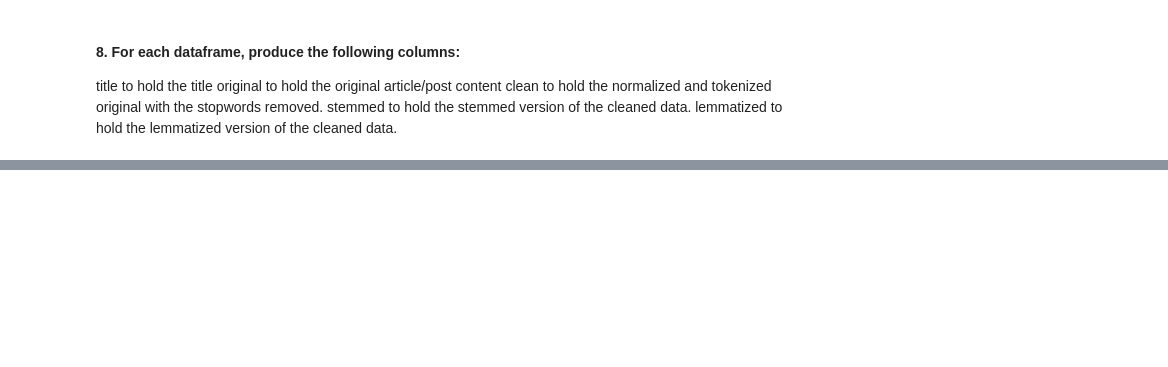
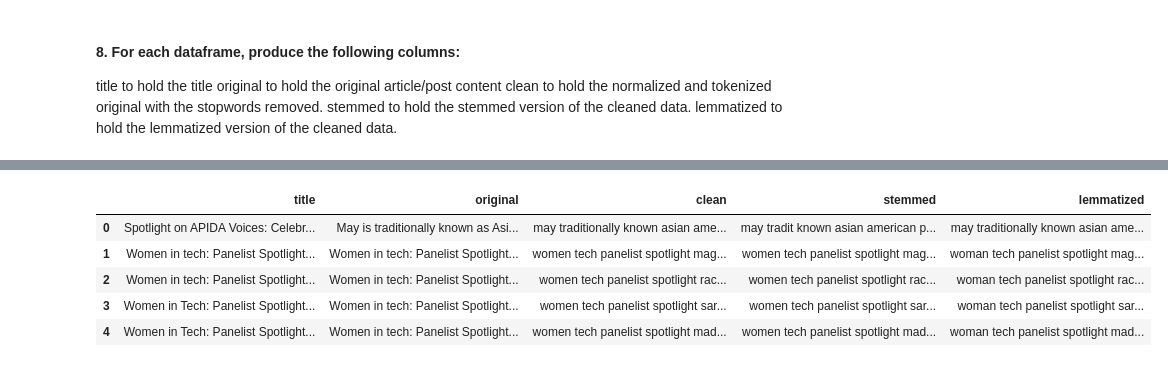
Before and after one commit to annie-carter/natural-language-processing-exercises, a Jupyter notebook: data_preparation_exercise.ipynb, the cells around one changed output, grey strips where cells are left out. Cells and saved outputs as stored; diff of their text form; code cells hidden in the pictures; blank space fills up the shorter version.

```diff
--- a/data_preparation_exercise.ipynb
+++ b/data_preparation_exercise.ipynb
@@ -39,2 +150,5 @@ def basic_clean(string):
 # %% [markdown]
 #### 7. Make another dataframe for the Codeup blog posts. Name the dataframe codeup_df.
+# %%
+codeup_df = a.blog_soup()
+codeup_df
@@ -54,0 +243,9 @@ If your corpus is 200TB of text and you're charged by the megabyte for your host
+# %%
+prep_article_data(codeup_df, 'original', extra_words = ['ha'], exclude_words = ['no']).head()
+# %% [output]
+|  | title | original | clean | stemmed | lemmatized |
+| 0 | Spotlight on APIDA Voices: Celebr... | May is traditionally known as Asi... | may traditionally known asian ame... | may tradit known asian american p... | may traditionally known asian ame... |
+| 1 | Women in tech: Panelist Spotlight... | Women in tech: Panelist Spotlight... | women tech panelist spotlight mag... | women tech panelist spotlight mag... | woman tech panelist spotlight mag... |
+| 2 | Women in tech: Panelist Spotlight... | Women in tech: Panelist Spotlight... | women tech panelist spotlight rac... | women tech panelist spotlight rac... | woman tech panelist spotlight rac... |
+| 3 | Women in Tech: Panelist Spotlight... | Women in tech: Panelist Spotlight... | women tech panelist spotlight sar... | women tech panelist spotlight sar... | woman tech panelist spotlight sar... |
+| 4 | Women in Tech: Panelist Spotlight... | Women in tech: Panelist Spotlight... | women tech panelist spotlight mad... | women tech panelist spotlight mad... | woman tech panelist spotlight mad... |
```
Also changed, not shown: parts of 22 cells of this notebook, 2 other files.
